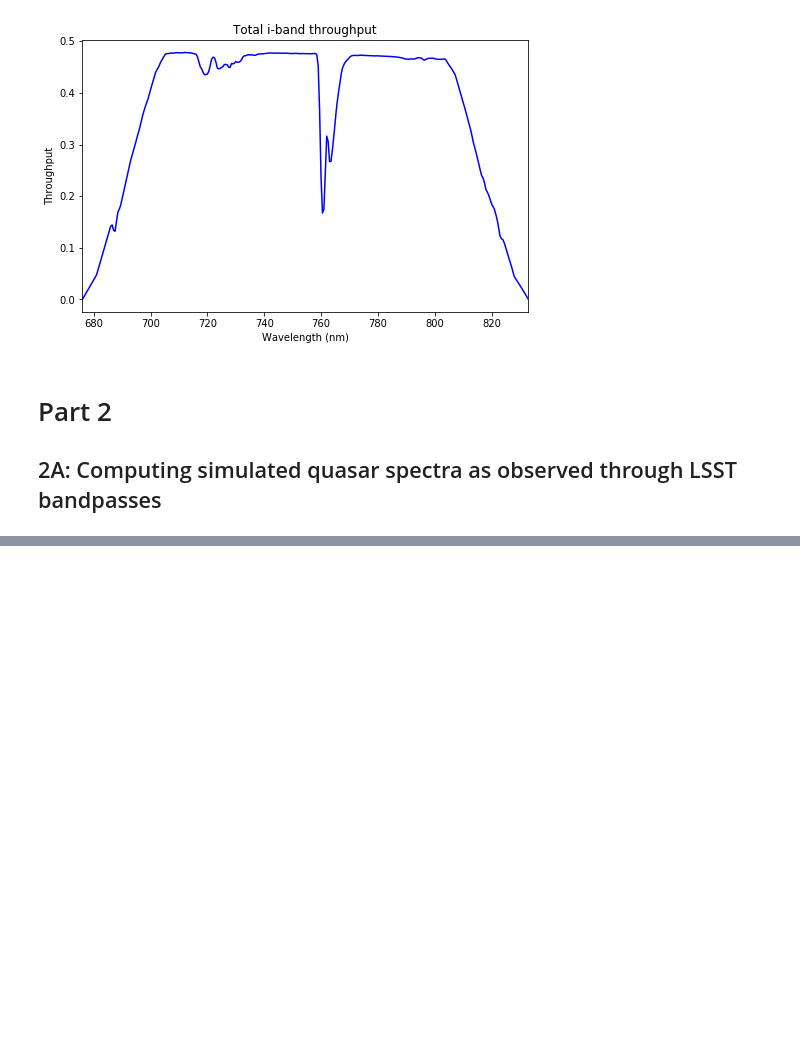
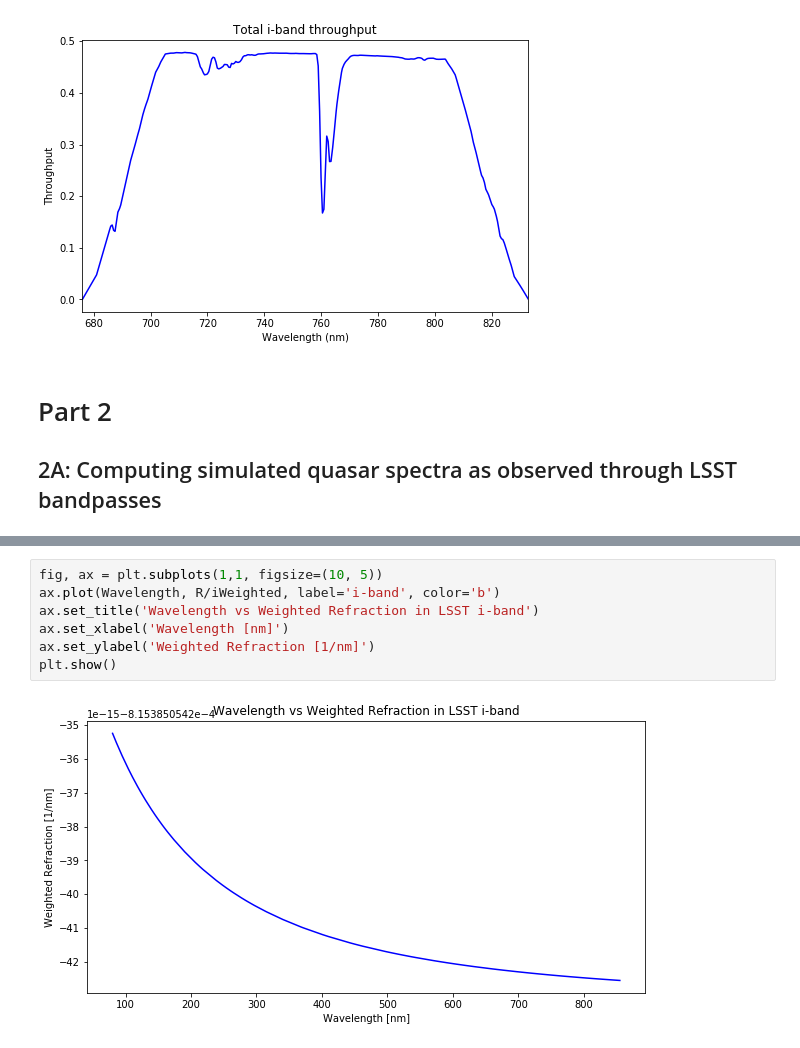
Before and after one commit to jbc1216/ASTR499, a Jupyter notebook: Winter Quarter Assignment 1.ipynb, the cells around one changed output, grey strips where cells are left out. Saved outputs shown, nothing was run; the diff lists cells and outputs as text; blank space fills up the shorter version.

```diff
--- a/Winter Quarter Assignment 1.ipynb
+++ b/Winter Quarter Assignment 1.ipynb
@@ -265,0 +383,9 @@ plt.show()
+# %%
+fig, ax = plt.subplots(1,1, figsize=(10, 5))
+ax.plot(Wavelength, R/iWeighted, label='i-band', color='b')
+ax.set_title('Wavelength vs Weighted Refraction in LSST i-band')
+ax.set_xlabel('Wavelength [nm]')
+ax.set_ylabel('Weighted Refraction [1/nm]')
+plt.show()
+# %% [output]
+[figure, added]
```
Also changed, not shown: parts of 12 cells of this notebook.
